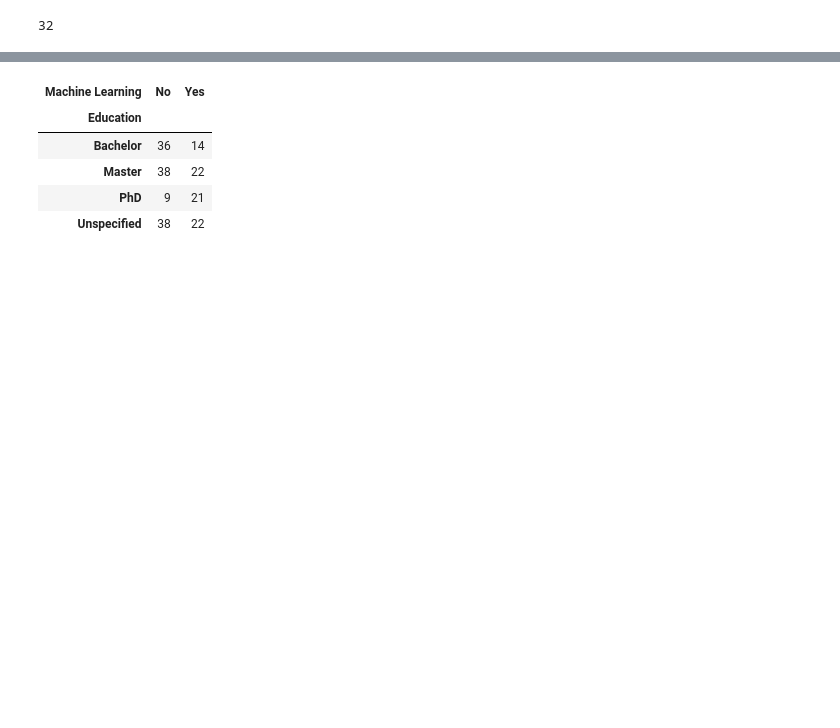
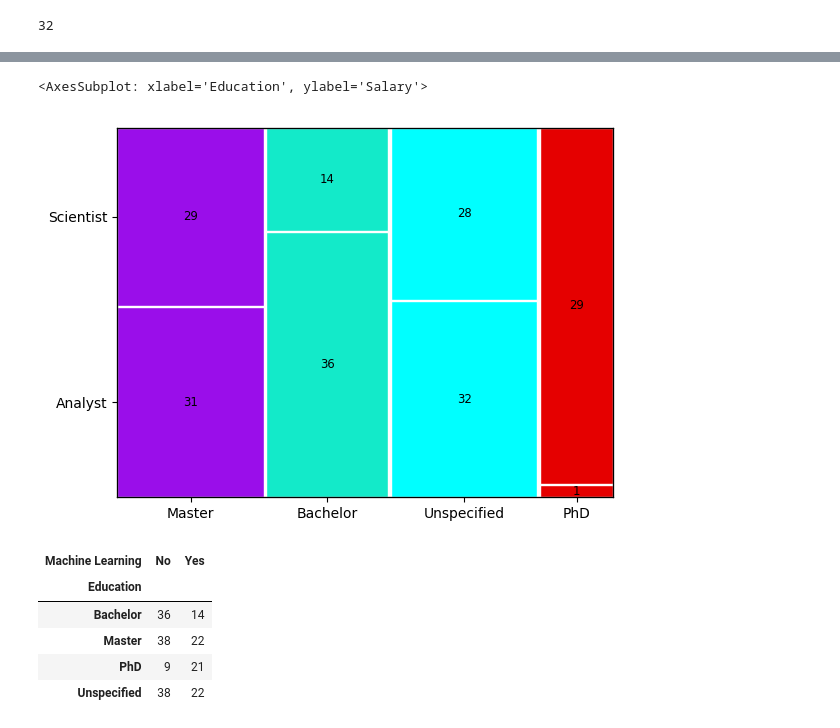
Before and after one commit to clwchanx/STA-141B, a Jupyter notebook: ggpairs.ipynb, the cells around one changed output, grey strips where cells are left out. Drawn from its saved outputs; the diff is of its cells as text; code cells hidden in the pictures; blank space fills up the shorter version.

```diff
--- a/ggpairs.ipynb
+++ b/ggpairs.ipynb
@@ -334,3 +332,25 @@ mosaic(df_plot,['Type','Machine Learning'],labelizer=labelizer,properties=props)
+# %%
+#Last one for slides
+#education level on
+##Educ-Type(mosaic)
+props={}
+props[('Bachelor','Analyst')]={'facecolor':'xkcd:aqua','edgecolor':'white'}
+props[('Bachelor','Scientist')]= {'facecolor':'xkcd:aqua','edgecolor':'white'}
+props[('Unspecified','Analyst')]={'facecolor':'xkcd:cyan','edgecolor':'white'}
+props[('Unspecified','Scientist')]= {'facecolor':'xkcd:cyan','edgecolor':'white'}
+props[('Master','Analyst')]={'facecolor':'xkcd:violet','edgecolor':'white'}
+props[('Master','Scientist')]= {'facecolor':'xkcd:violet','edgecolor':'white'}
+props[('PhD','Analyst')]={'facecolor':'xkcd:red','edgecolor':'white'}
+props[('PhD','Scientist')]= {'facecolor':'xkcd:red','edgecolor':'white'}
+labelizer=lambda k:{('Bachelor','Analyst'):36,('Master','Analyst'):31,('PhD','Analyst'):1,('Unspecified','Analyst'):32,
+                    ('Bachelor','Scientist'):14,('Master','Scientist'):29,('PhD','Scientist'):29,('Unspecified','Scientist'):28}[k]
+mosaic(df_plot,['Education','Type'],labelizer=labelizer,properties=props)
+
+##Educ-salary (box)
+sns.boxplot(data=df_na, x="Education",y="Salary",ax=axes[1][3])
+# %% [output]
+<AxesSubplot: xlabel='Education', ylabel='Salary'>
+[figure, added]
 # %%
 #crosstable for benefits-ML
 crosstable=pd.crosstab(df_plot['Education'],df_plot['Machine Learning'])
```
Also changed, not shown: parts of 6 cells of this notebook.
